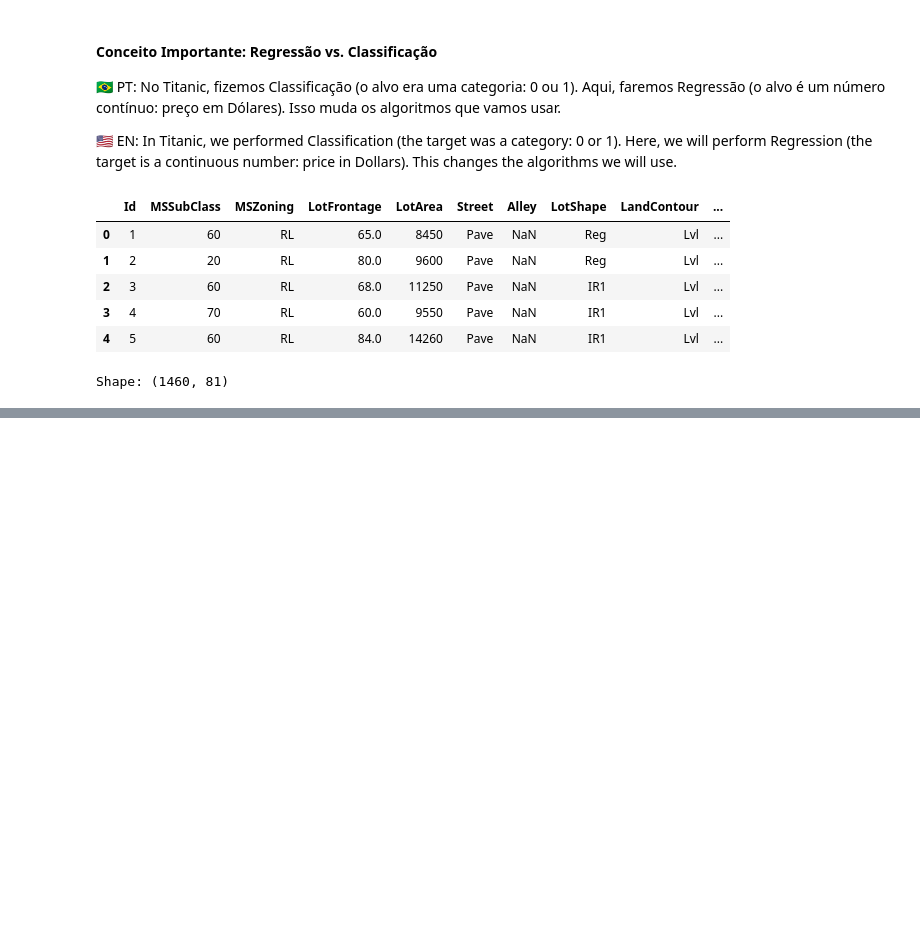
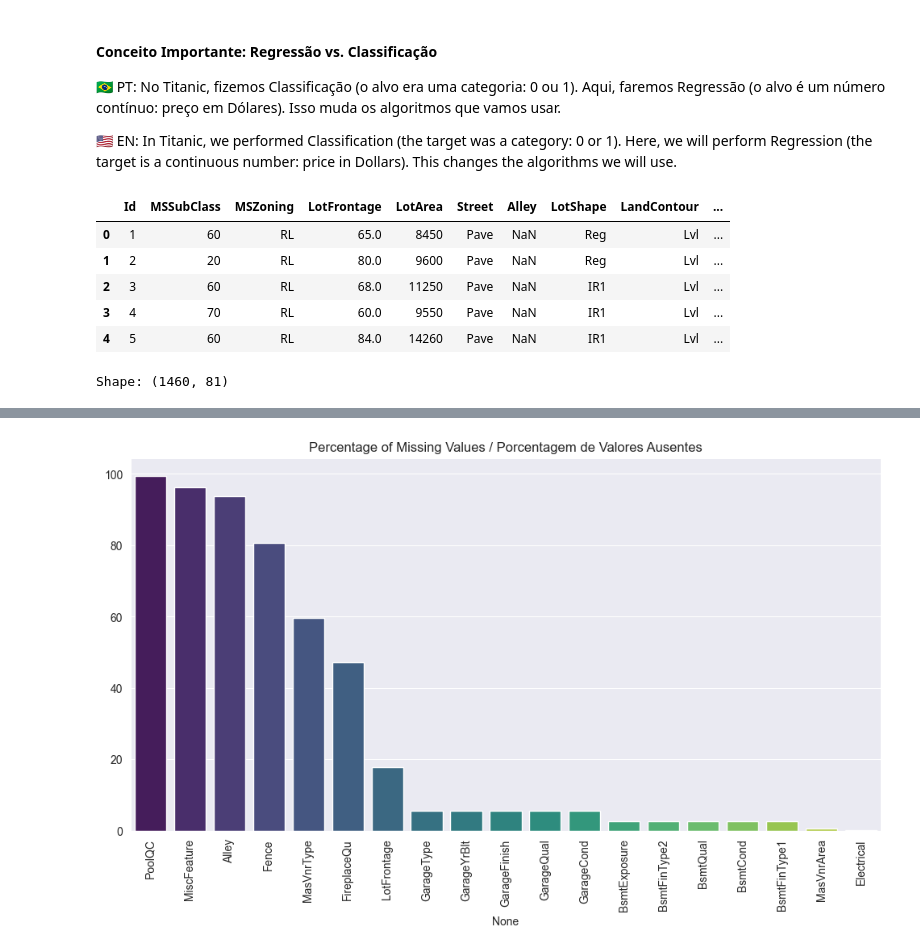
Before and after one commit to smartielo/house-prices-analysis, a Jupyter notebook: analise_houses.ipynb, the cells around one changed output, grey strips where cells are left out. Cells and saved outputs as stored; diff of their text form; code cells hidden in the pictures; blank space fills up the shorter version.

Commit message:
Analise de dados nulos, valores inviseis ou não presentes na base de dados

```diff
--- a/analise_houses.ipynb
+++ b/analise_houses.ipynb
@@ -37,0 +41,27 @@ Shape: (1460, 81)
+# %%
+# 🇧🇷 Calcular a porcentagem de valores nulos
+# 🇺🇸 Calculate percentage of null values
+missing = df.isnull().sum()
+missing = missing[missing > 0] # 🇧🇷 Pegar apenas os que tem erro / 🇺🇸 Get only those with errors
+missing_percent = (missing / len(df)) * 100
+
+# 🇧🇷 Ordenar do maior para o menor
+# 🇺🇸 Sort from highest to lowest
+missing_percent.sort_values(ascending=False, inplace=True)
+
+# 🇧🇷 Plotar um gráfico de barras para visualizar
+# 🇺🇸 Plot a bar chart to visualize
+plt.figure(figsize=(12, 6))
+
+# Fix: Added hue=missing_percent.index and legend=False
+sns.barplot(x=missing_percent.index,
+            y=missing_percent.values,
+            hue=missing_percent.index,
+            legend=False,
+            palette='viridis')
+
+plt.xticks(rotation=90)
+plt.title('Percentage of Missing Values / Porcentagem de Valores Ausentes')
+plt.show()
+# %% [output]
+[figure, added]
```
Also changed, not shown: parts of 1 cell of this notebook.
